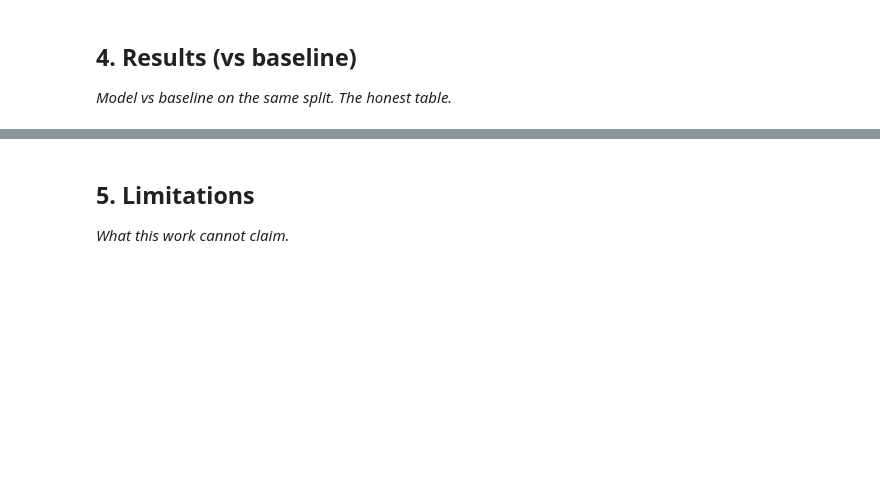
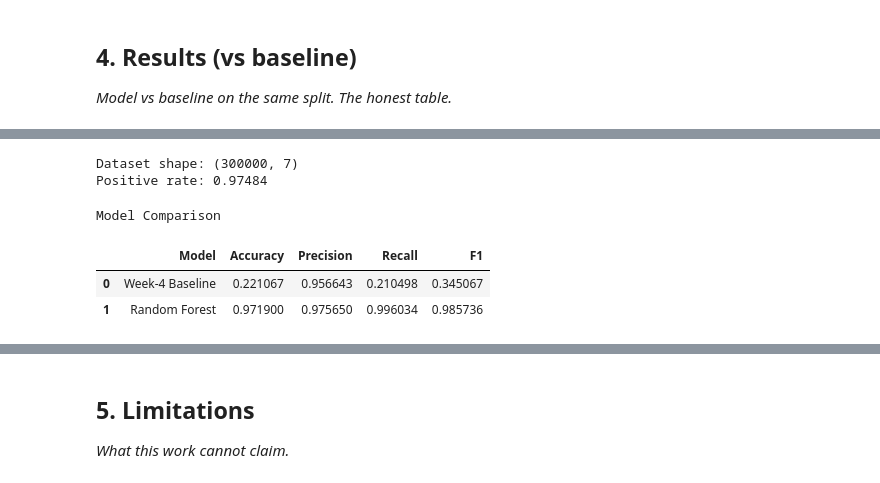
Before and after one commit to MUKUL-TIWARI/flyrank-ml-internship, a Jupyter notebook: work/notebooks/capstone.ipynb, the cells around one changed output, grey strips where cells are left out. Cells and saved outputs as stored; diff of their text form; code cells hidden in the pictures; blank space fills up the shorter version.

```diff
--- a/work/notebooks/capstone.ipynb
+++ b/work/notebooks/capstone.ipynb
@@ -24,0 +231,75 @@ This skeleton is yours to fill. Work the sections **in order** — each one has
+# %%
+df["label"] = (df["ga4_engaged_sessions"] == 0).astype(int)
+
+FEATURES = [
+    "gsc_impressions",
+    "gsc_clicks",
+    "gsc_avg_position",
+]
+
+X = df[FEATURES]
+y = df["label"]
+groups = df["client_hash_id"]
+
+print("Dataset shape:", df.shape)
+print("Positive rate:", y.mean())
+# %% [output]
+Dataset shape: (300000, 7)
+Positive rate: 0.97484
+# %%
+X_train, X_test, y_train, y_test = train_test_split(
+    X,
+    y,
+    test_size=0.20,
+    random_state=42,
+    stratify=y
+)
+# %%
+baseline_pred = (X_test["gsc_avg_position"] > 20).astype(int)
+# %%
+rf = RandomForestClassifier(
+    n_estimators=200,
+    random_state=42,
+    n_jobs=-1
+)
+
+rf.fit(X_train, y_train)
+
+model_pred = rf.predict(X_test)
+# %%
+results = pd.DataFrame({
+
+    "Model":[
+        "Week-4 Baseline",
+        "Random Forest"
+    ],
+
+    "Accuracy":[
+        accuracy_score(y_test, baseline_pred),
+        accuracy_score(y_test, model_pred)
+    ],
+
+    "Precision":[
+        precision_score(y_test, baseline_pred),
+        precision_score(y_test, model_pred)
+    ],
+
+    "Recall":[
+        recall_score(y_test, baseline_pred),
+        recall_score(y_test, model_pred)
+    ],
+
+    "F1":[
+        f1_score(y_test, baseline_pred),
+        f1_score(y_test, model_pred)
+    ]
+
+})
+
+print("\nModel Comparison")
+display(results)
+# %% [output]
+Model Comparison
+|  | Model | Accuracy | Precision | Recall | F1 |
+| 0 | Week-4 Baseline | 0.221067 | 0.956643 | 0.210498 | 0.345067 |
+| 1 | Random Forest | 0.971900 | 0.975650 | 0.996034 | 0.985736 |
```
Also changed, not shown: parts of 11 cells of this notebook.
